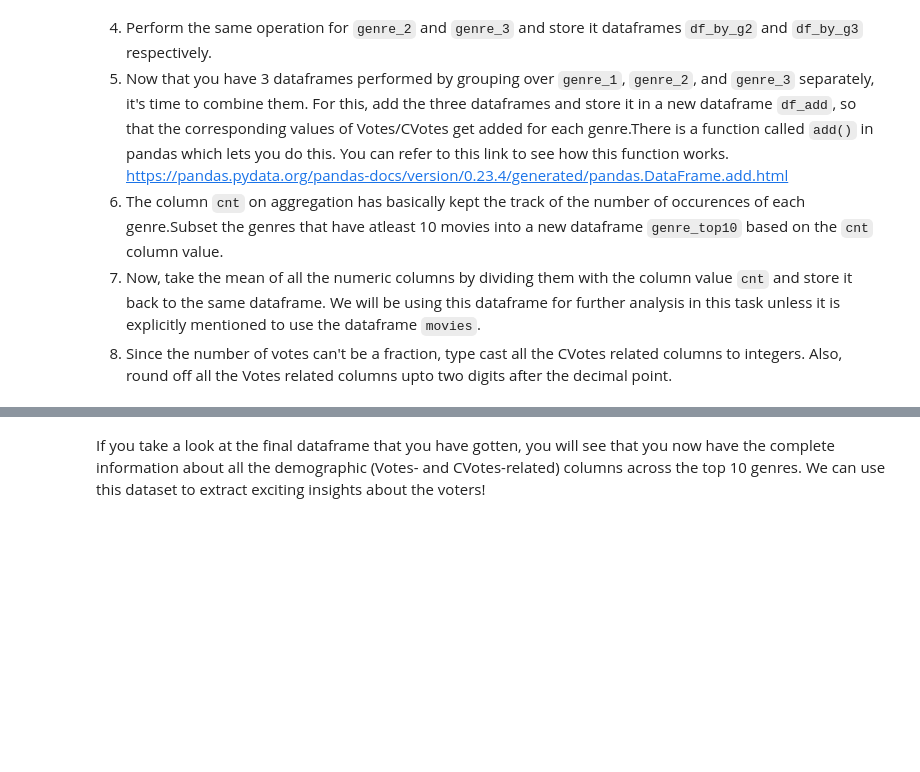
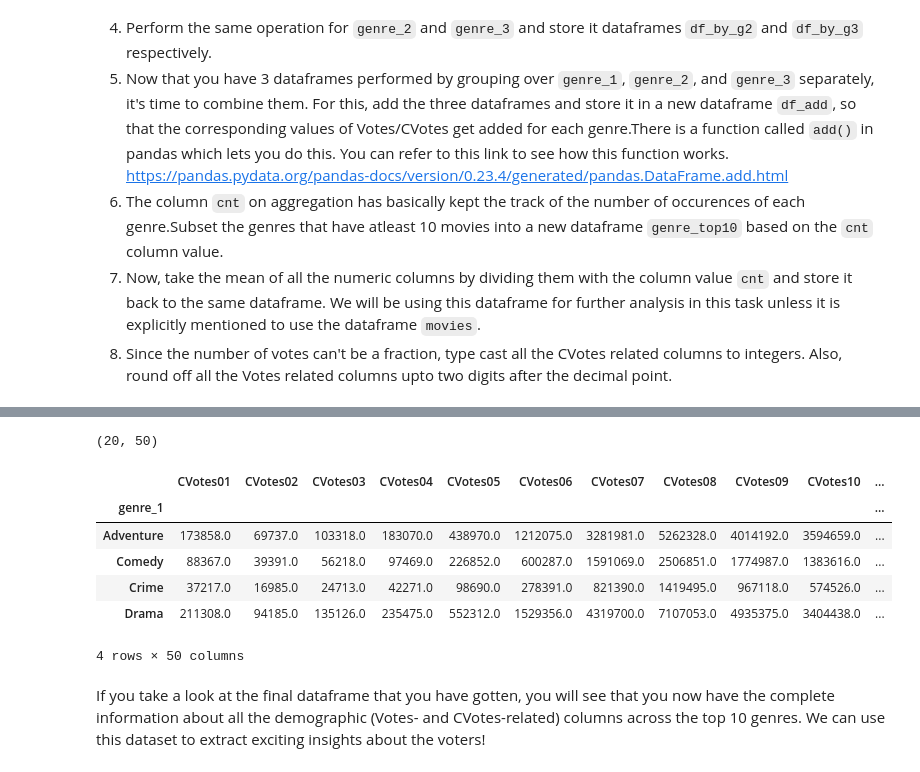
Before and after one commit to rakesh-kumar07/LogicMojo-AI-ML-June26-rakesh, a Jupyter notebook: Movie_Assignment/IMDb+Movie+Assignment.ipynb, the cells around one changed output, grey strips where cells are left out. Saved outputs shown, nothing was run; the diff lists cells and outputs as text; code cells hidden in the pictures; blank space fills up the shorter version.

```diff
--- a/Movie_Assignment/IMDb+Movie+Assignment.ipynb
+++ b/Movie_Assignment/IMDb+Movie+Assignment.ipynb
@@ -604,3 +604,8 @@ There are 3 columns in the dataframe - `genre_1`, `genre_2`, and `genre_3`. As a
 8. Since the number of votes can't be a fraction, type cast all the CVotes related columns to integers. Also, round off all the Votes related columns upto two digits after the decimal point.
 # %%
 # Create the dataframe df_by_genre
+# data.info()
+
+df_by_genre=data.loc[:,"genre_1":"VotesnUS"]
+# df_by_genre.info()
+df_by_genre.shape
@@ -607,2 +614,5 @@ There are 3 columns in the dataframe - `genre_1`, `genre_2`, and `genre_3`. As a
 # %%
 # Create a column cnt and initialize it to 1
+
+df_by_genre["cnt"]=1
+df_by_genre.cnt.value_counts()
@@ -610,0 +623,9 @@ There are 3 columns in the dataframe - `genre_1`, `genre_2`, and `genre_3`. As a
+# %%
+# Group the movies by individual genres
+
+df_by_genre_1=df_by_genre.groupby(by="genre_1").agg(np.sum)
+df_by_genre_2=df_by_genre.groupby(by="genre_2").agg(np.sum)
+df_by_genre_3=df_by_genre.groupby(by="genre_3").agg(np.sum)
+print("genre_1",df_by_genre_1.index.unique)
+print("genre_2",df_by_genre_2.index.unique)
+print("genre_3",df_by_genre_3.index.unique)
@@ -611,7 +644,22 @@ There are 3 columns in the dataframe - `genre_1`, `genre_2`, and `genre_3`. As a
 # %%
 # Add the grouped data frames and store it in a new data frame
+df_add=df_by_genre_1.add(df_by_genre_2).add(df_by_genre_3)
+df_add.shape
+# %% [output]
+(20, 50)
 # %%
 # Extract genres with atleast 10 occurences
+df_add[["cnt"]]
+genre_top10=df_add[df_add["cnt"]>=10]
+genre_top10
+# %% [output]
+|  | CVotes01 | CVotes02 | CVotes03 | CVotes04 | CVotes05 | CVotes06 | CVotes07 | CVotes08 | CVotes09 | CVotes10 | ... |
+| genre_1 |  |  |  |  |  |  |  |  |  |  | ... |
+| Adventure | 173858.0 | 69737.0 | 103318.0 | 183070.0 | 438970.0 | 1212075.0 | 3281981.0 | 5262328.0 | 4014192.0 | 3594659.0 | ... |
+| Comedy | 88367.0 | 39391.0 | 56218.0 | 97469.0 | 226852.0 | 600287.0 | 1591069.0 | 2506851.0 | 1774987.0 | 1383616.0 | ... |
+| Crime | 37217.0 | 16985.0 | 24713.0 | 42271.0 | 98690.0 | 278391.0 | 821390.0 | 1419495.0 | 967118.0 | 574526.0 | ... |
+| Drama | 211308.0 | 94185.0 | 135126.0 | 235475.0 | 552312.0 | 1529356.0 | 4319700.0 | 7107053.0 | 4935375.0 | 3404438.0 | ... |
+4 rows × 50 columns
 # %%
 # Take the mean for every column by dividing with cnt
 # %%
```
Also changed, not shown: parts of 4 cells of this notebook.
